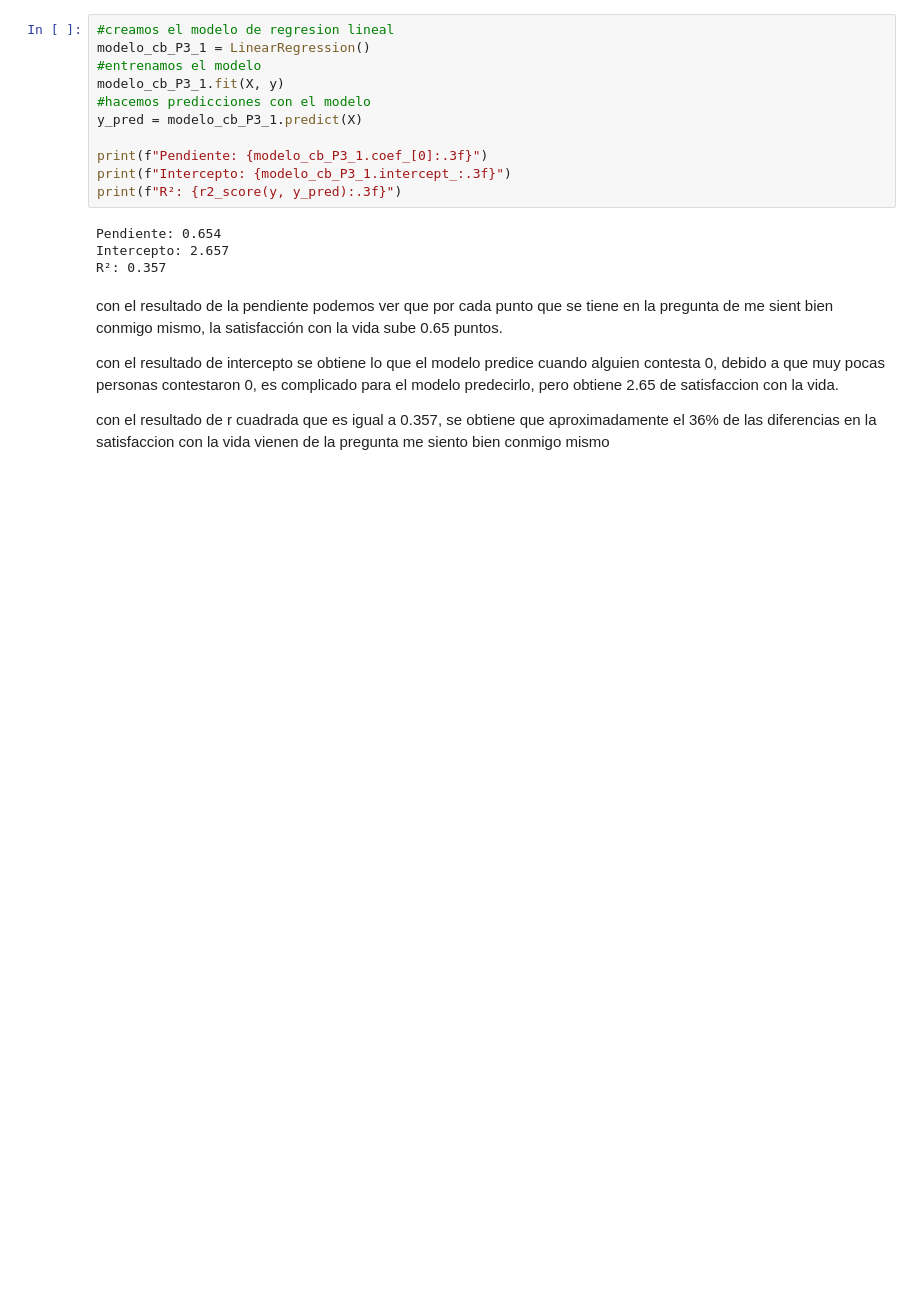
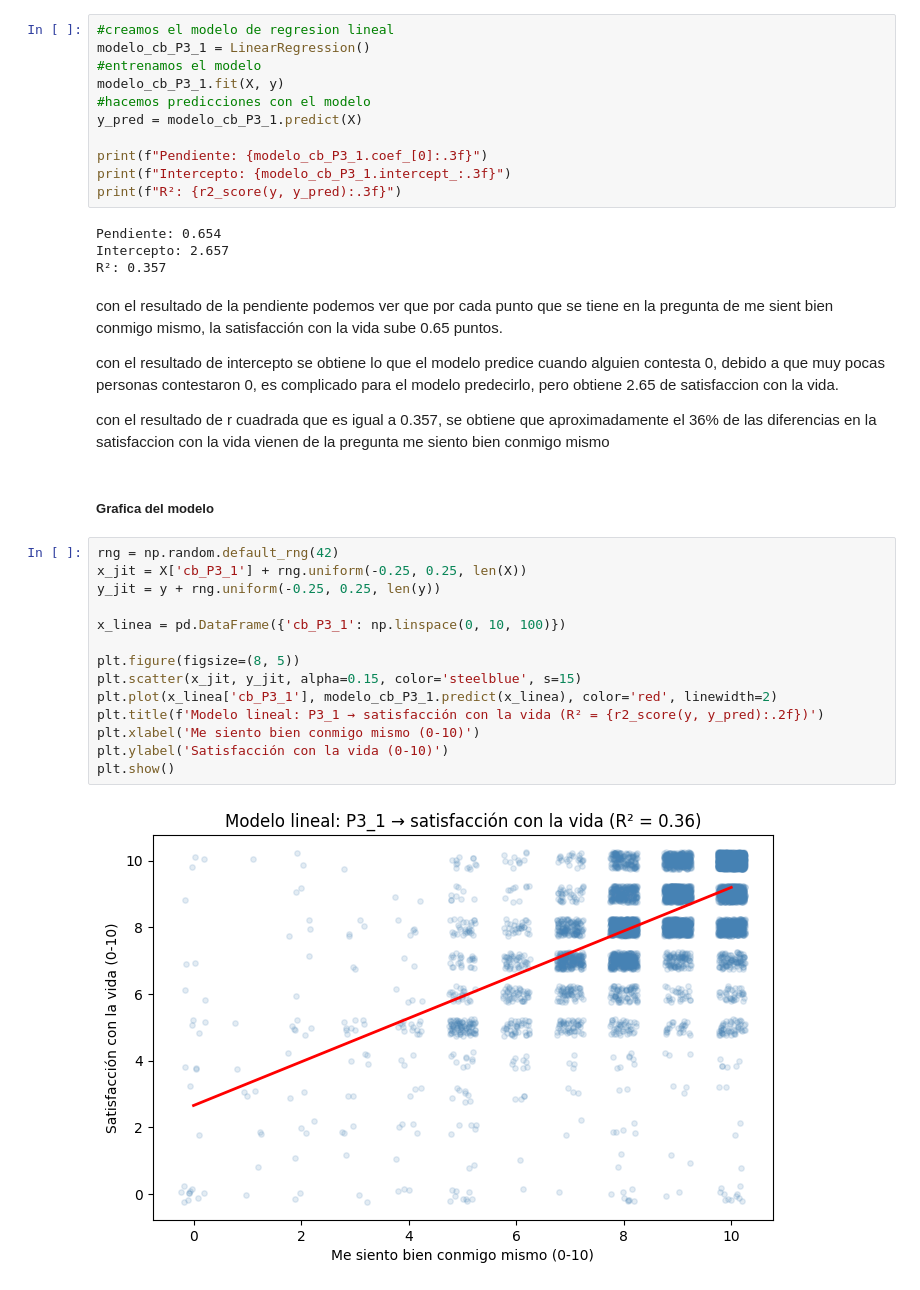
Before and after one commit to jcvzza/bienestar_y_felicidad_en_mexico_2021_2024, a Jupyter notebook: Modelos Lineales y Correlación (Práctica 5)/modelos_lineales_correlacion.ipynb, the cells around one changed output. Saved outputs shown, nothing was run; the diff lists cells and outputs as text; blank space fills up the shorter version.

```diff
--- a/Modelos Lineales y Correlación (Práctica 5)/modelos_lineales_correlacion.ipynb
+++ b/Modelos Lineales y Correlación (Práctica 5)/modelos_lineales_correlacion.ipynb
@@ -83,3 +83,21 @@ con el resultado de la pendiente podemos ver que por cada punto que se tiene en
 con el resultado de intercepto se obtiene lo que el modelo predice cuando alguien contesta 0, debido a que muy pocas personas contestaron 0, es complicado para el modelo predecirlo, pero obtiene 2.65 de satisfaccion con la vida.
 
 con el resultado de r cuadrada que es igual a 0.357, se obtiene que aproximadamente el 36% de las diferencias en la satisfaccion con la vida vienen de la pregunta me siento bien conmigo mismo
+# %% [markdown]
+##### Grafica del modelo
+# %%
+rng = np.random.default_rng(42)
+x_jit = X['cb_P3_1'] + rng.uniform(-0.25, 0.25, len(X))
+y_jit = y + rng.uniform(-0.25, 0.25, len(y))
+
+x_linea = pd.DataFrame({'cb_P3_1': np.linspace(0, 10, 100)})
+
+plt.figure(figsize=(8, 5))
+plt.scatter(x_jit, y_jit, alpha=0.15, color='steelblue', s=15)
+plt.plot(x_linea['cb_P3_1'], modelo_cb_P3_1.predict(x_linea), color='red', linewidth=2)
+plt.title(f'Modelo lineal: P3_1 → satisfacción con la vida (R² = {r2_score(y, y_pred):.2f})')
+plt.xlabel('Me siento bien conmigo mismo (0-10)')
+plt.ylabel('Satisfacción con la vida (0-10)')
+plt.show()
+# %% [output]
+[figure, added]
```
